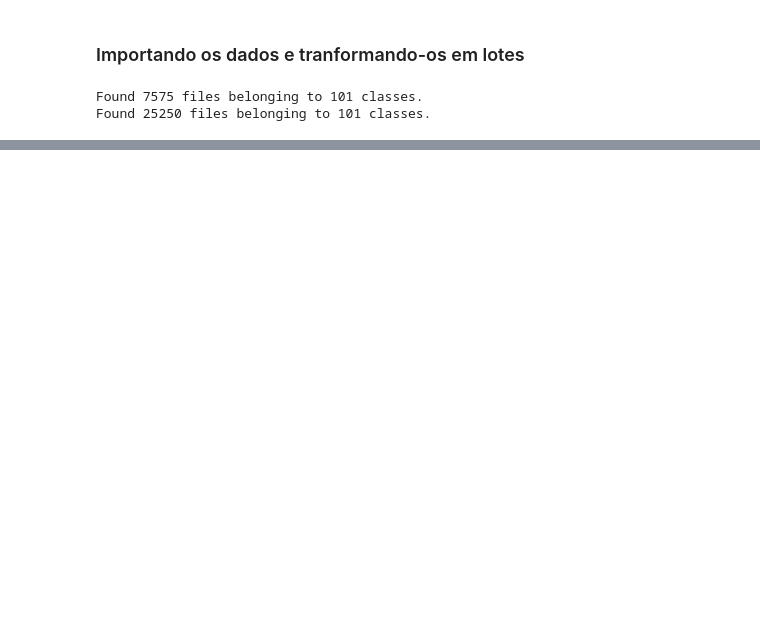
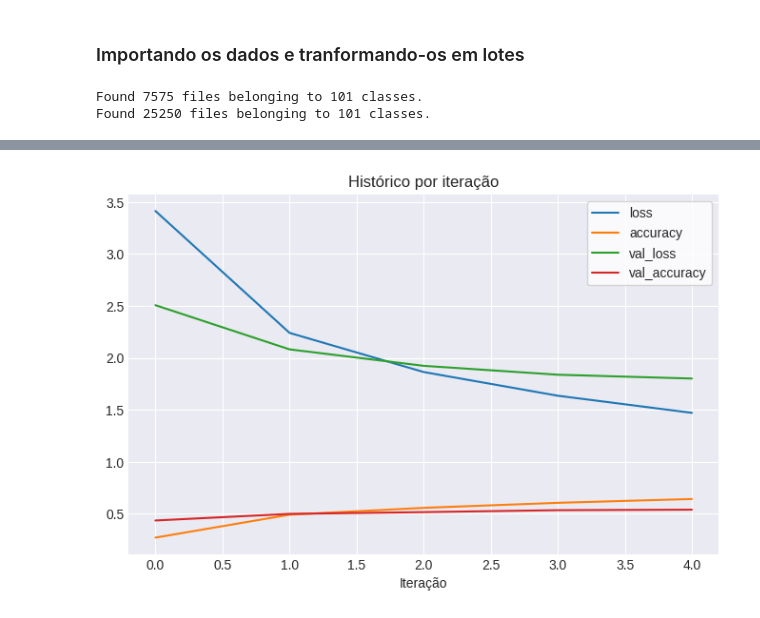
Before and after one commit to flohmannjr/tensorflow_curso, a Jupyter notebook: TensorFlow_TL3_Scaling_Up.ipynb, the cells around one changed output, grey strips where cells are left out. Cells and saved outputs as stored; diff of their text form; code cells hidden in the pictures; blank space fills up the shorter version.

Commit message:
Add modelo 10% expandido

```diff
--- a/TensorFlow_TL3_Scaling_Up.ipynb
+++ b/TensorFlow_TL3_Scaling_Up.ipynb
@@ -95,0 +118,8 @@ rotulos = dados_treino_10.class_names
+# %%
+expansao_dados = Sequential(name='expansao_dados')
+
+expansao_dados.add(RandomFlip('horizontal'))
+expansao_dados.add(RandomHeight(0.2))
+expansao_dados.add(RandomRotation(0.2))
+expansao_dados.add(RandomWidth(0.2))
+expansao_dados.add(RandomZoom(0.2))
@@ -95,0 +128,3 @@ rotulos = dados_treino_10.class_names
+# %%
+modelo_base = EfficientNetB0(include_top=False)
+modelo_base.trainable = False
@@ -95,0 +136,26 @@ rotulos = dados_treino_10.class_names
+# %%
+entradas = Input(shape=FORMATO_ENTRADA, name='camada_entrada')
+
+# Há um bug na versão 2.8 do TensorFlow que faz necessário forçar o treinamento para que a expansão dos dados funcione.
+expandidos = expansao_dados(entradas, training=True)
+
+camadas = modelo_base(expandidos, training=False)
+camadas = GlobalAveragePooling2D(name='agrupamento_media_global')(camadas)
+
+saidas = Dense(len(rotulos), activation=ATIVACAO, name='camada_saida')(camadas)
+
+modelo = Model(inputs=entradas, outputs=saidas, name='Modelo')
+
+modelo.compile(loss=PERDA,
+               optimizer=Adam(),
+               metrics=METRICAS)
+# %%
+historico = modelo.fit(dados_treino_10,
+                       epochs=ITERACOES,
+                       steps_per_epoch=len(dados_treino_10),
+                       validation_data=dados_teste,
+                       validation_steps=int(0.15 + len(dados_teste)), # Apenas 15% da base de teste
+                       callbacks=[criar_callback_tensorboard(diretorio='scaling_up',
+                                                             experimento='modelo_10_expandido'),
+                                  callback_checkpoint],
+                       verbose=1)
@@ -95,0 +179,4 @@ rotulos = dados_treino_10.class_names
+# %%
+grafico_historico_por_iteracao(historico)
+# %% [output]
+[figure, added]
```
Also changed, not shown: parts of 14 cells of this notebook.
